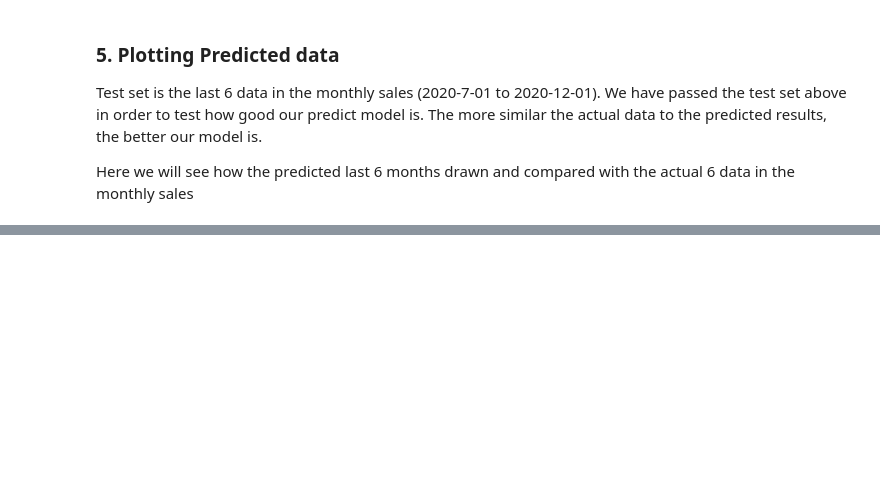
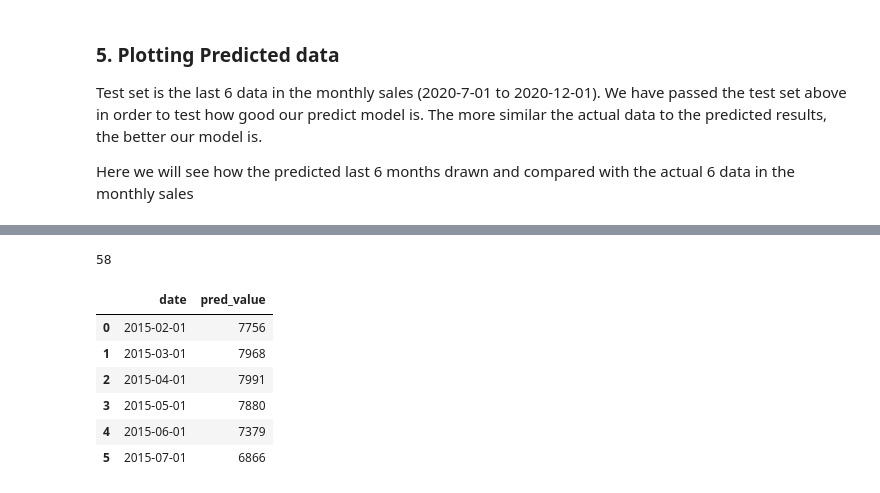
Before and after one commit to H4rfu1/ML-project-TokoLitik-tim-Undagi, a Jupyter notebook: Transaction/Sales_Forecasting.ipynb, the cells around one changed output, grey strips where cells are left out. Drawn from its saved outputs; the diff is of its cells as text; code cells hidden in the pictures; blank space fills up the shorter version.

```diff
--- a/Transaction/Sales_Forecasting.ipynb
+++ b/Transaction/Sales_Forecasting.ipynb
@@ -348,0 +395,41 @@ ax.legend(loc="upper left")
+# %%
+#reshape y_pred
+y_pred = y_pred.reshape(y_pred.shape[0], 1, y_pred.shape[1])
+
+len(y_pred)
+#rebuild test set for inverse transform
+pred_test_set = []
+
+for index in range(0,len(y_pred)):
+    pred_test_set.append(np.concatenate([y_pred[index],dataset_test[index]],axis=1))
+
+#reshape pred_test_set
+pred_test_set = np.array(pred_test_set)
+pred_test_set = pred_test_set.reshape(pred_test_set.shape[0], pred_test_set.shape[2])
+
+#inverse transform
+pred_test_set_inverted = scaler.inverse_transform(pred_test_set)
+len(pred_test_set_inverted)
+# %% [output]
+58
+# %%
+#create dataframe that shows the predicted sales
+result_list = []
+sales_dates = list(df_monthly.date)
+act_sales = list(df_monthly.monthly_sales)
+
+for index in range(0,len(pred_test_set_inverted)):
+    result_dict = {}
+    result_dict['pred_value'] = int(pred_test_set_inverted[index][0] + act_sales[index])
+    result_dict['date'] = sales_dates[index+1]
+    result_list.append(result_dict)
+df_result = pd.DataFrame(result_list)
+df_result.head(6)
+# %% [output]
+|  | date | pred_value |
+| 0 | 2015-02-01 | 7756 |
+| 1 | 2015-03-01 | 7968 |
+| 2 | 2015-04-01 | 7991 |
+| 3 | 2015-05-01 | 7880 |
+| 4 | 2015-06-01 | 7379 |
+| 5 | 2015-07-01 | 6866 |
```
Also changed, not shown: parts of 15 cells of this notebook.
